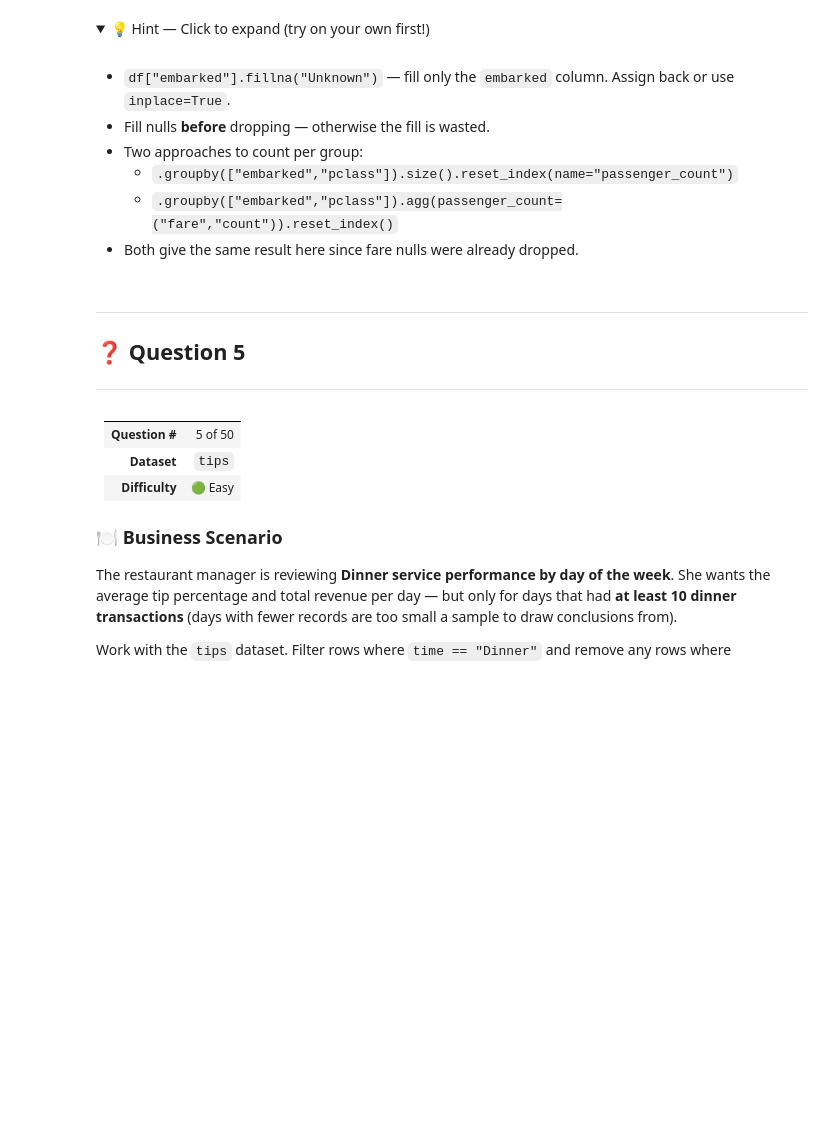
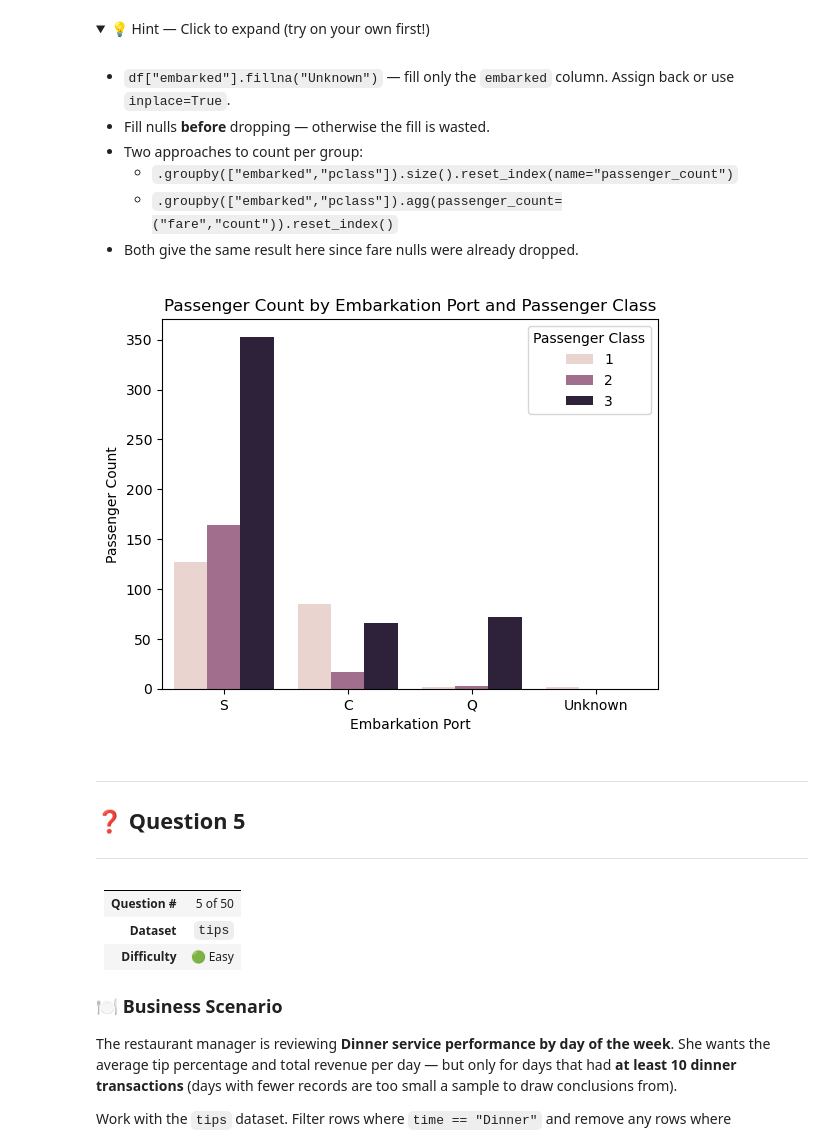
Before and after one commit to abhishekkatewaofficial-lab/Machine-Learning, a Jupyter notebook: Notes/Pandas/4. Practice/Pandas_Practice_Series_Notebook_02.ipynb, the cells around one changed output. Cells and saved outputs as stored; diff of their text form; code cells hidden in the pictures; folded sections open; blank space fills up the shorter version.

Commit message:
Datasets loaded successfully

````diff
--- a/Notes/Pandas/4. Practice/Pandas_Practice_Series_Notebook_02.ipynb
+++ b/Notes/Pandas/4. Practice/Pandas_Practice_Series_Notebook_02.ipynb
@@ -311,3 +473,31 @@ Work with the `titanic` dataset. Some rows have missing embarkation port values
 ```
 fillna (column-specific)  +  dropna (subset)  +  GroupBy (2-key)  +  size / named count  +  sort_values  +  reset_index
 ```
+# %%
+# Step1: Copy dataset
+
+titan = titanic.copy()
+
+# Step2: Fill missing embarkation ports
+
+titan['embarked'] = titan['embarked'].fillna('Unknown')
+
+# Step3: Remove rows with missing fare
+
+titan = titan[titan['fare'].notna()]
+
+# Step4: Passenger count by embarkation port and passenger class
+
+titan = titan.groupby(
+    ['embarked', 'pclass'],
+    observed=True
+).agg(
+    passenger_count=('pclass', 'count')
+).sort_values(
+    by='passenger_count',
+    ascending=False
+).reset_index()
+
+
+
+display(titan)
@@ -325,6 +527,22 @@ fillna (column-specific)  +  dropna (subset)  +  GroupBy (2-key)  +  size / name
 - Both give the same result here since fare nulls were already dropped.
 
 </details>
+# %%
+sns.barplot(
+    data=titan,
+    x='embarked',
+    y='passenger_count',
+    hue='pclass',
+    legend=True
+)
+
+plt.title('Passenger Count by Embarkation Port and Passenger Class')
+plt.xlabel('Embarkation Port')
+plt.ylabel('Passenger Count')
+plt.legend(title = 'Passenger Class')
+plt.show()
+# %% [output]
+[figure, added]
 # %% [markdown]
 ---
 
````
Also changed, not shown: parts of 9 cells of this notebook, 25 other files.
